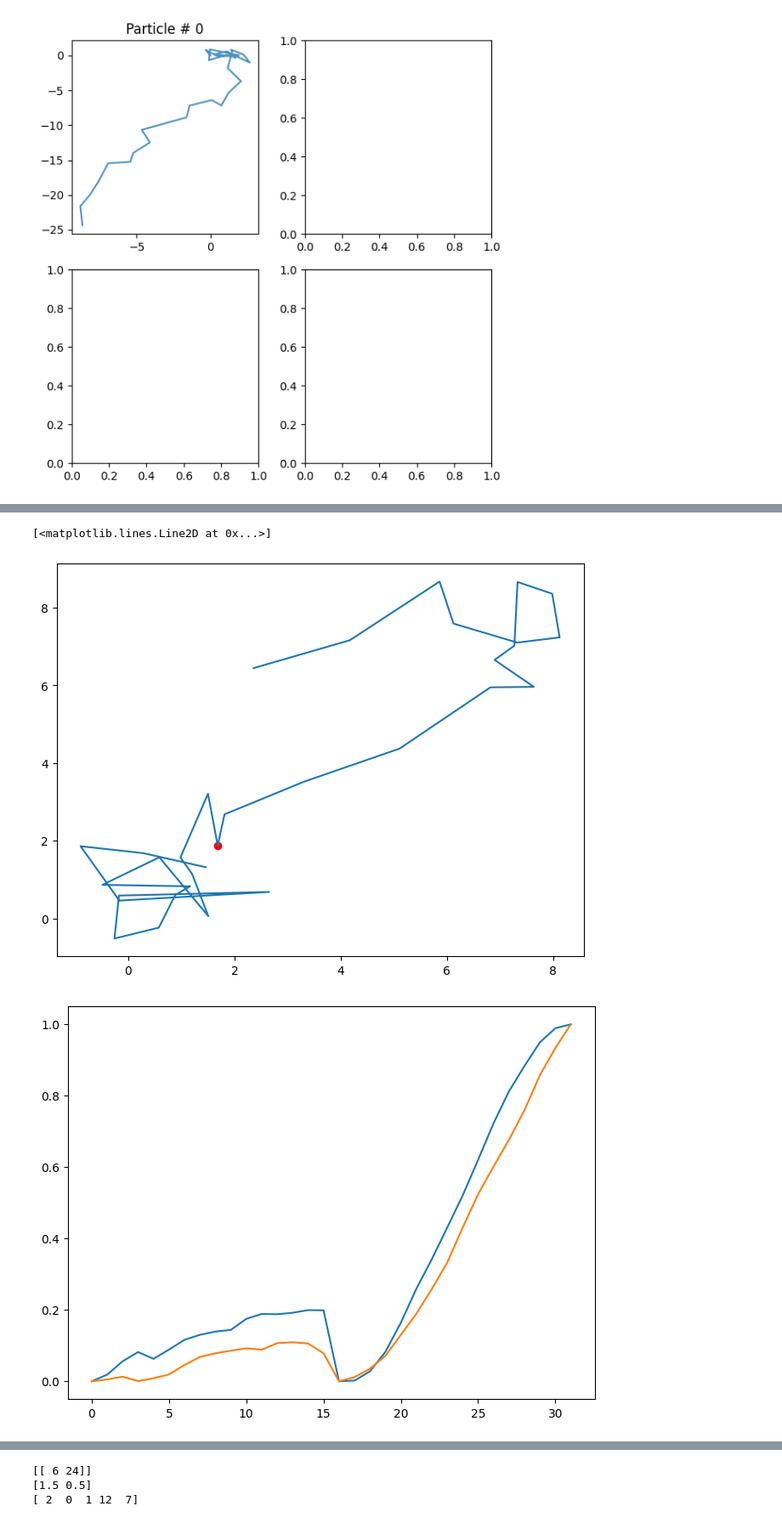
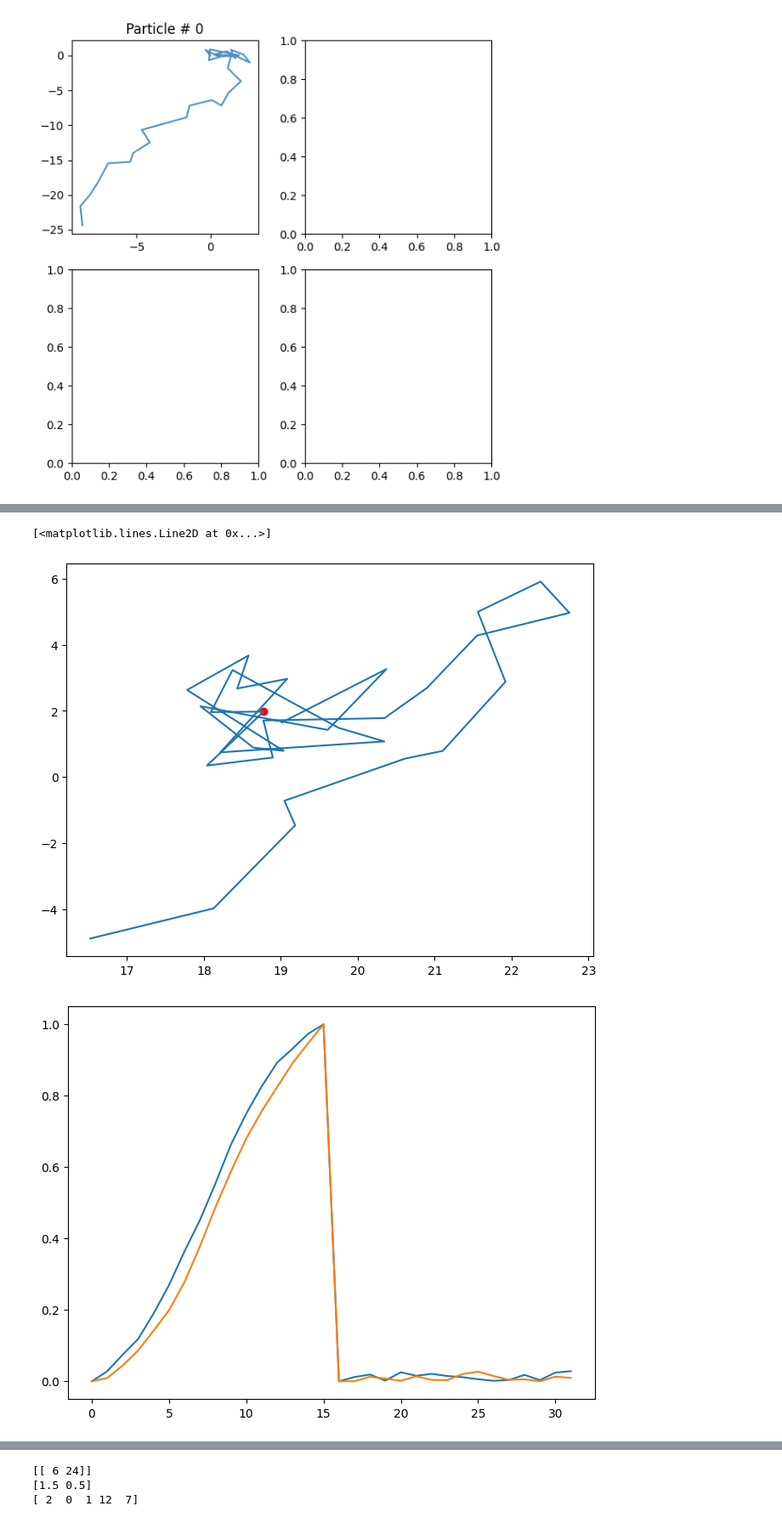
Before and after one commit to JunwooParkSaribu/SPT_a, a Jupyter notebook: analysis_modeling/training_sample6.ipynb, the cells around one changed output, grey strips where cells are left out. Shown at 85% size. Cells and saved outputs as stored; diff of their text form; code cells hidden in the pictures.

```diff
--- a/analysis_modeling/training_sample6.ipynb
+++ b/analysis_modeling/training_sample6.ipynb
@@ -685,5 +685,5 @@ plt.scatter(trajs_model[:, 0, 0][changepoints[0]], trajs_model[:, 0, 1][changepo
 # %%
-checkpoint = 90
+checkpoint = 80
 WINDOW_WIDTH = 32
 xs = trajs_model[:, 0, 0][changepoints[0] - int(WINDOW_WIDTH/2) : changepoints[0] + int(WINDOW_WIDTH/2)]
 ys = trajs_model[:, 0, 1][changepoints[0] - int(WINDOW_WIDTH/2) : changepoints[0] + int(WINDOW_WIDTH/2)]
@@ -725,5 +725,4 @@ plt.show()
 # %%
-checkpoint = 90
 xs = trajs_model[:, 0, 0][changepoints[0] - int(WINDOW_WIDTH/2) : changepoints[0] + int(WINDOW_WIDTH/2)]
 ys = trajs_model[:, 0, 1][changepoints[0] - int(WINDOW_WIDTH/2) : changepoints[0] + int(WINDOW_WIDTH/2)]
 plt.figure()
@@ -736,38 +735,50 @@ ys = np.cumsum((uncumulate(ys)))
 
 
 
 my_xs = abs( np.concatenate(( np.cumsum(xs[:int(len(xs)/2)] - float(xs[:int(len(xs)/2)][0])) ,
                                                    np.cumsum(xs[int(len(xs)/2):] - float(xs[int(len(xs)/2):][0])))))
 my_xs = my_xs / np.max(my_xs)
 my_ys = abs( np.concatenate( (np.cumsum(ys[:int(len(ys)/2)] - float(ys[:int(len(ys)/2)][0])) ,
                                                    np.cumsum(ys[int(len(ys)/2):] - float(ys[int(len(ys)/2):][0])))))
 my_ys = my_ys / np.max(my_ys)
 
 plt.figure()
 plt.plot(np.arange(WINDOW_WIDTH), my_xs )
 plt.plot(np.arange(WINDOW_WIDTH), my_ys )
 
 xs = trajs_model[:, 0, 0][checkpoint - int(WINDOW_WIDTH/2) : checkpoint + int(WINDOW_WIDTH/2)]
 ys = trajs_model[:, 0, 1][checkpoint - int(WINDOW_WIDTH/2) : checkpoint + int(WINDOW_WIDTH/2)]
 plt.figure()
 plt.plot(xs, ys)
 plt.scatter(xs[int(WINDOW_WIDTH/2)], ys[int(WINDOW_WIDTH/2)], c='red')
 xs = xs / (np.std(xs))
 xs = np.cumsum((uncumulate(xs)))
 ys = ys / (np.std(ys))
 ys = np.cumsum((uncumulate(ys)))
 
-my_xs = abs( np.concatenate(( np.cumsum(xs[:int(len(xs)/2)] - float(xs[:int(len(xs)/2)][0])) ,
-                                                   np.cumsum(xs[int(len(xs)/2):] - float(xs[int(len(xs)/2):][0])))))
-my_xs = my_xs / np.max(my_xs)
-my_ys = abs( np.concatenate( (np.cumsum(ys[:int(len(ys)/2)] - float(ys[:int(len(ys)/2)][0])) ,
-                                                   np.cumsum(ys[int(len(ys)/2):] - float(ys[int(len(ys)/2):][0])))))
-my_ys = my_ys / np.max(my_ys)
+xs1 = np.cumsum(xs[:int(len(xs)/2)] - float(xs[:int(len(xs)/2)][0]))
+xs2 = np.cumsum(xs[int(len(xs)/2):] - float(xs[int(len(xs)/2):][0]))
+xs1 = abs(xs1)
+xs2 = abs(xs2)
+xs_max_val = max(np.max(xs1), np.max(xs2))
+xs1 = xs1 / xs_max_val
+xs2 = xs2 / xs_max_val
+my_xs = np.concatenate((xs1, xs2))
+
+
+ys1 = np.cumsum(ys[:int(len(ys)/2)] - float(ys[:int(len(ys)/2)][0]))
+ys2 = np.cumsum(ys[int(len(ys)/2):] - float(ys[int(len(ys)/2):][0]))
+ys1 = abs(ys1)
+ys2 = abs(ys2)
+ys_max_val = max(np.max(ys1), np.max(ys2))
+ys1 = ys1 / ys_max_val
+ys2 = ys2 / ys_max_val
+my_ys = np.concatenate((ys1, ys2))
 
 plt.figure()
 plt.plot(np.arange(WINDOW_WIDTH), my_xs )
 plt.plot(np.arange(WINDOW_WIDTH), my_ys )
 # %% [output]
 [<matplotlib.lines.Line2D at 0x...>]
-[figure, old version]
+[figure, new version]
-[figure, old version]
+[figure, new version]
```
Also changed, not shown: parts of 11 cells of this notebook.
